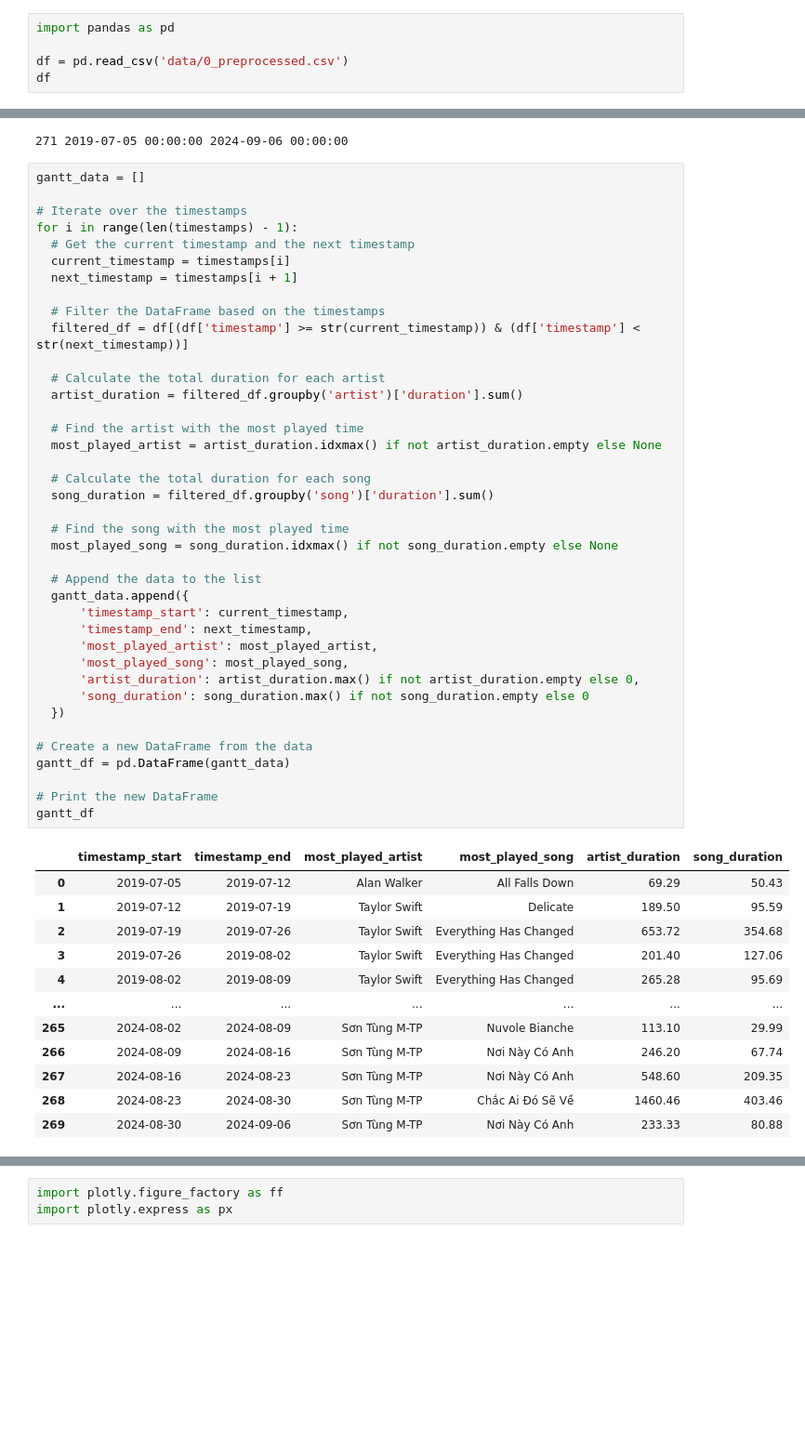
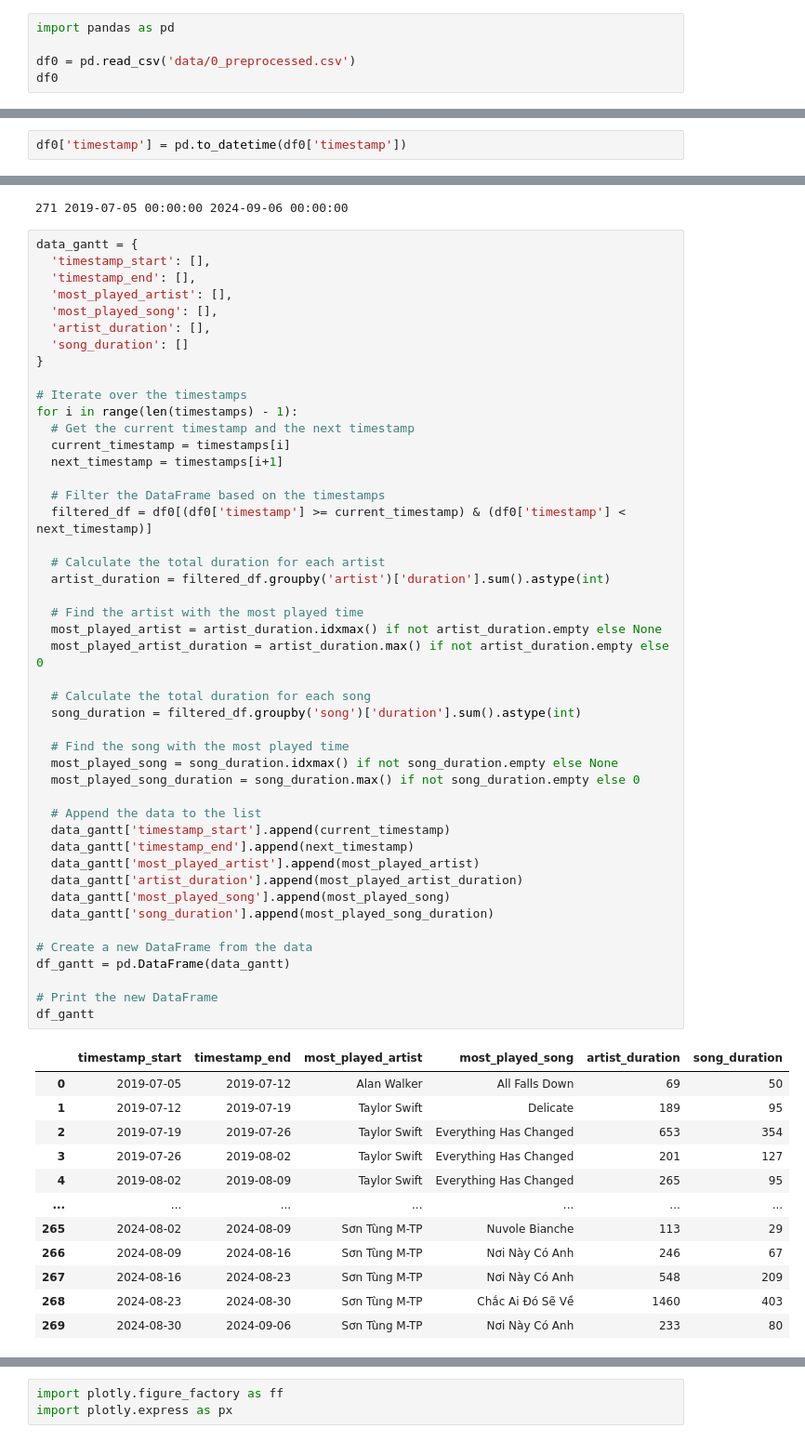
Before and after one commit to danghieutrung/my-spotify-vizzes, a Jupyter notebook: 3_gantt_top_otw.ipynb, the cells around one changed output, grey strips where cells are left out. Shown at 93% size. Drawn from its saved outputs; the diff is of its cells as text; blank space fills up the shorter version.

```diff
--- a/3_gantt_top_otw.ipynb
+++ b/3_gantt_top_otw.ipynb
@@ -13,7 +13,7 @@ Requirement already satisfied: six>=1.5 in /usr/local/lib/python3.10/dist-packag
 # %%
 import pandas as pd
 
-df = pd.read_csv('data/0_preprocessed.csv')
-df
+df0 = pd.read_csv('data/0_preprocessed.csv')
+df0
 # %% [output]
 |  | timestamp | duration | song | artist | album | song_artist |
@@ -31,4 +31,6 @@ df
 47677 rows × 6 columns
+# %%
+df0['timestamp'] = pd.to_datetime(df0['timestamp'])
 # %%
 from datetime import datetime, timedelta
 
@@ -50,56 +52,63 @@ print(len(timestamps), timestamps[0], timestamps[-1])
 # %% [output]
 271 2019-07-05 00:00:00 2024-09-06 00:00:00
 # %%
-gantt_data = []
+data_gantt = {
+  'timestamp_start': [],
+  'timestamp_end': [],
+  'most_played_artist': [],
+  'most_played_song': [],
+  'artist_duration': [],
+  'song_duration': []
+}
 
 # Iterate over the timestamps
 for i in range(len(timestamps) - 1):
   # Get the current timestamp and the next timestamp
   current_timestamp = timestamps[i]
-  next_timestamp = timestamps[i + 1]
+  next_timestamp = timestamps[i+1]
 
   # Filter the DataFrame based on the timestamps
-  filtered_df = df[(df['timestamp'] >= str(current_timestamp)) & (df['timestamp'] < str(next_timestamp))]
+  filtered_df = df0[(df0['timestamp'] >= current_timestamp) & (df0['timestamp'] < next_timestamp)]
 
   # Calculate the total duration for each artist
-  artist_duration = filtered_df.groupby('artist')['duration'].sum()
+  artist_duration = filtered_df.groupby('artist')['duration'].sum().astype(int)
 
   # Find the artist with the most played time
   most_played_artist = artist_duration.idxmax() if not artist_duration.empty else None
+  most_played_artist_duration = artist_duration.max() if not artist_duration.empty else 0
 
   # Calculate the total duration for each song
-  song_duration = filtered_df.groupby('song')['duration'].sum()
+  song_duration = filtered_df.groupby('song')['duration'].sum().astype(int)
 
   # Find the song with the most played time
   most_played_song = song_duration.idxmax() if not song_duration.empty else None
+  most_played_song_duration = song_duration.max() if not song_duration.empty else 0
 
   # Append the data to the list
-  gantt_data.append({
-      'timestamp_start': current_timestamp,
-      'timestamp_end': next_timestamp,
-      'most_played_artist': most_played_artist,
-      'most_played_song': most_played_song,
-      'artist_duration': artist_duration.max() if not artist_duration.empty else 0,
-      'song_duration': song_duration.max() if not song_duration.empty else 0
-  })
+  data_gantt['timestamp_start'].append(current_timestamp)
+  data_gantt['timestamp_end'].append(next_timestamp)
+  data_gantt['most_played_artist'].append(most_played_artist)
+  data_gantt['artist_duration'].append(most_played_artist_duration)
+  data_gantt['most_played_song'].append(most_played_song)
+  data_gantt['song_duration'].append(most_played_song_duration)
 
 # Create a new DataFrame from the data
-gantt_df = pd.DataFrame(gantt_data)
+df_gantt = pd.DataFrame(data_gantt)
 
 # Print the new DataFrame
-gantt_df
+df_gantt
 # %% [output]
 |  | timestamp_start | timestamp_end | most_played_artist | most_played_song | artist_duration | song_duration |
-| 0 | 2019-07-05 | 2019-07-12 | Alan Walker | All Falls Down | 69.29 | 50.43 |
-| 1 | 2019-07-12 | 2019-07-19 | Taylor Swift | Delicate | 189.50 | 95.59 |
-| 2 | 2019-07-19 | 2019-07-26 | Taylor Swift | Everything Has Changed | 653.72 | 354.68 |
-| 3 | 2019-07-26 | 2019-08-02 | Taylor Swift | Everything Has Changed | 201.40 | 127.06 |
-| 4 | 2019-08-02 | 2019-08-09 | Taylor Swift | Everything Has Changed | 265.28 | 95.69 |
+| 0 | 2019-07-05 | 2019-07-12 | Alan Walker | All Falls Down | 69 | 50 |
+| 1 | 2019-07-12 | 2019-07-19 | Taylor Swift | Delicate | 189 | 95 |
+| 2 | 2019-07-19 | 2019-07-26 | Taylor Swift | Everything Has Changed | 653 | 354 |
+| 3 | 2019-07-26 | 2019-08-02 | Taylor Swift | Everything Has Changed | 201 | 127 |
+| 4 | 2019-08-02 | 2019-08-09 | Taylor Swift | Everything Has Changed | 265 | 95 |
 | ... | ... | ... | ... | ... | ... | ... |
-| 265 | 2024-08-02 | 2024-08-09 | Sơn Tùng M-TP | Nuvole Bianche | 113.10 | 29.99 |
-| 266 | 2024-08-09 | 2024-08-16 | Sơn Tùng M-TP | Nơi Này Có Anh | 246.20 | 67.74 |
-| 267 | 2024-08-16 | 2024-08-23 | Sơn Tùng M-TP | Nơi Này Có Anh | 548.60 | 209.35 |
-| 268 | 2024-08-23 | 2024-08-30 | Sơn Tùng M-TP | Chắc Ai Đó Sẽ Về | 1460.46 | 403.46 |
-| 269 | 2024-08-30 | 2024-09-06 | Sơn Tùng M-TP | Nơi Này Có Anh | 233.33 | 80.88 |
+| 265 | 2024-08-02 | 2024-08-09 | Sơn Tùng M-TP | Nuvole Bianche | 113 | 29 |
+| 266 | 2024-08-09 | 2024-08-16 | Sơn Tùng M-TP | Nơi Này Có Anh | 246 | 67 |
+| 267 | 2024-08-16 | 2024-08-23 | Sơn Tùng M-TP | Nơi Này Có Anh | 548 | 209 |
+| 268 | 2024-08-23 | 2024-08-30 | Sơn Tùng M-TP | Chắc Ai Đó Sẽ Về | 1460 | 403 |
+| 269 | 2024-08-30 | 2024-09-06 | Sơn Tùng M-TP | Nơi Này Có Anh | 233 | 80 |
 270 rows × 6 columns
 # %%
```
Also changed, not shown: parts of 10 cells of this notebook, 26 other files.
